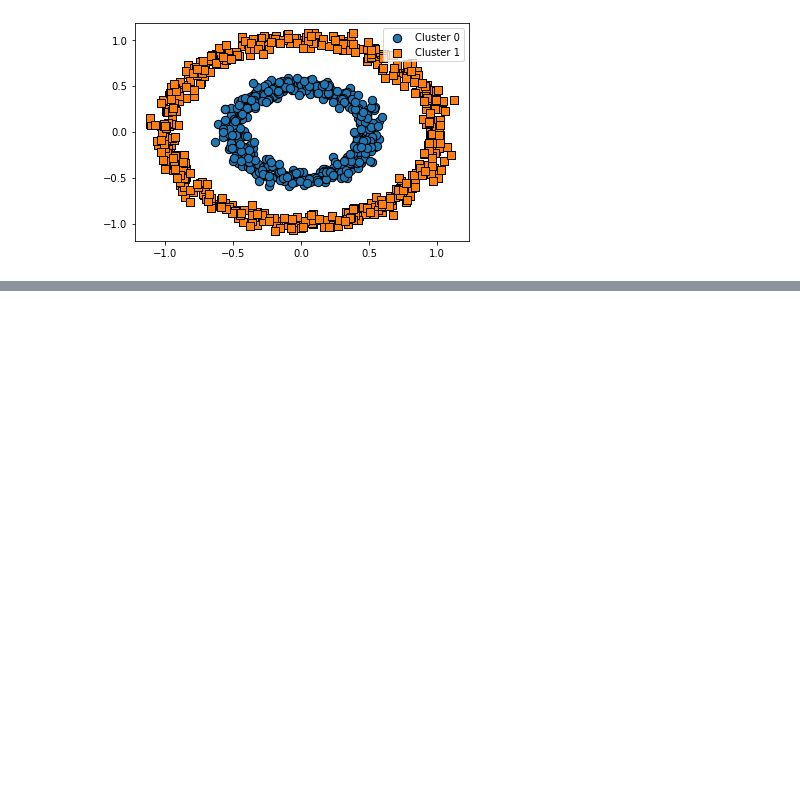
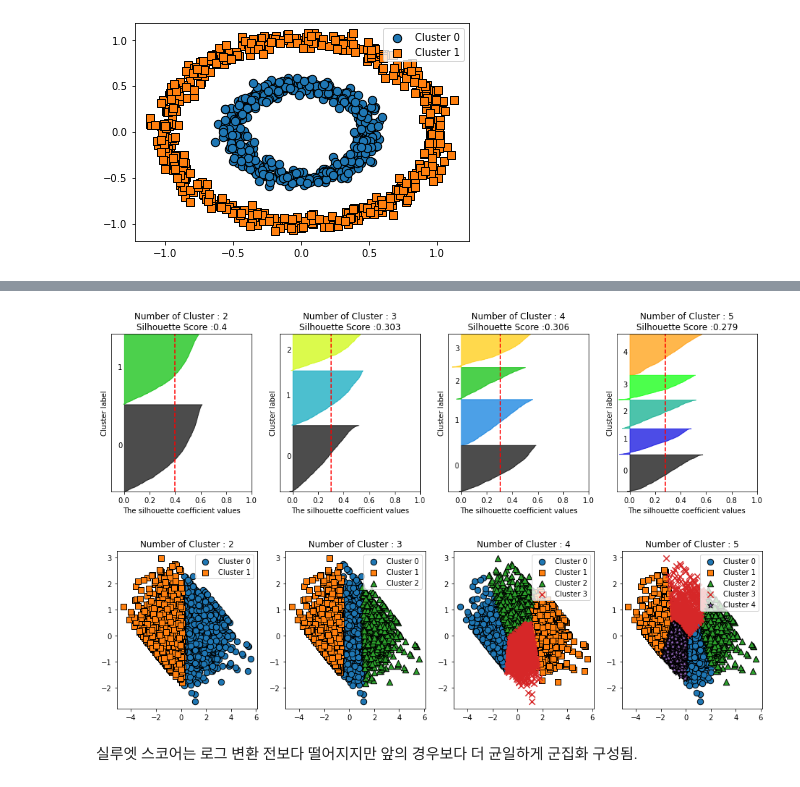
Before and after one commit to kayeehan/ML-books-study, a Jupyter notebook: ML-books(파이썬 머신러닝 완벽 가이드)_Ch.06~07.ipynb, the cells around one changed output, grey strips where cells are left out. Saved outputs shown, nothing was run; the diff lists cells and outputs as text; code cells hidden in the pictures; blank space fills up the shorter version.

```diff
--- a/ML-books(파이썬 머신러닝 완벽 가이드)_Ch.06~07.ipynb
+++ b/ML-books(파이썬 머신러닝 완벽 가이드)_Ch.06~07.ipynb
@@ -1115,0 +1413,11 @@ visualize_cluster_plot(dbscan, clusterDF, 'dbscan_cluster', iscenter=False)
+# %%
+import warnings
+warnings.filterwarnings('ignore')
+
+visualize_silhouette([2,3,4,5],X_features_scaled)
+visualize_kmeans_plot_multi([2,3,4,5],X_features_scaled)
+# %% [output]
+[figure, added]
+[figure, added]
+# %% [markdown]
+실루엣 스코어는 로그 변환 전보다 떨어지지만 앞의 경우보다 더 균일하게 군집화 구성됨.
```
Also changed, not shown: parts of 19 cells of this notebook.
